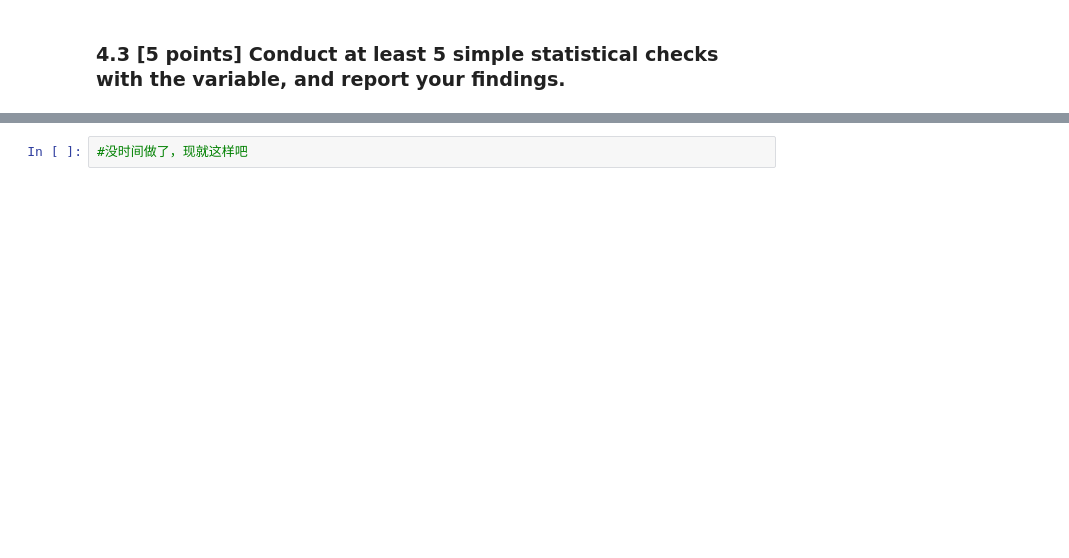
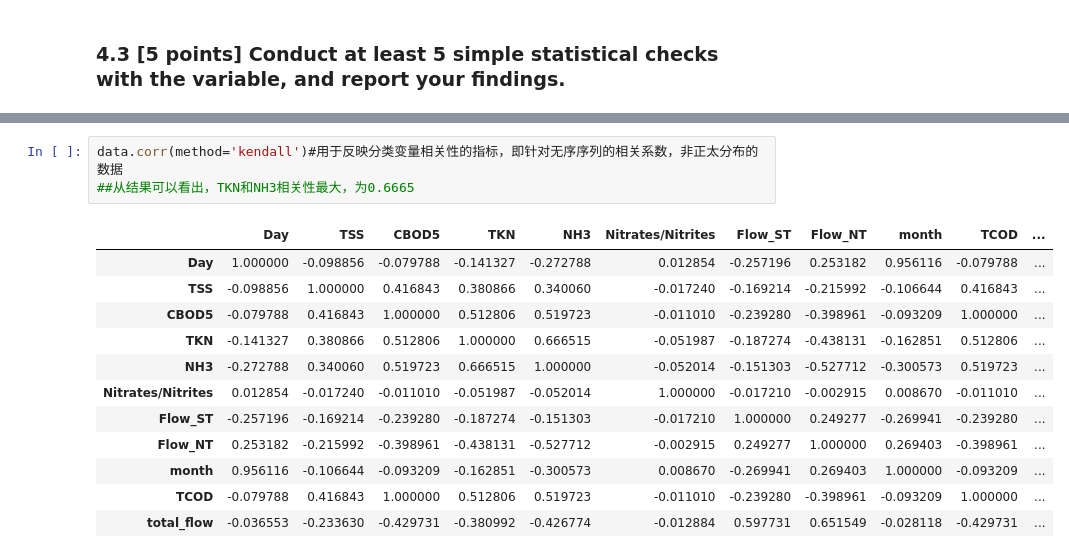
Before and after one commit to wangwenyu12/ESE5023_Assigements_12232252, a Jupyter notebook: PS2.ipynb, the cells around one changed output, grey strips where cells are left out. Drawn from its saved outputs; the diff is of its cells as text; blank space fills up the shorter version.

```diff
--- a/PS2.ipynb
+++ b/PS2.ipynb
@@ -409,2 +450,16 @@ Name: Day, dtype: int64
 # %%
-#没时间做了，现就这样吧
+data.corr(method='kendall')#用于反映分类变量相关性的指标，即针对无序序列的相关系数，非正太分布的数据
+##从结果可以看出，TKN和NH3相关性最大，为0.6665
+# %% [output]
+|  | Day | TSS | CBOD5 | TKN | NH3 | Nitrates/Nitrites | Flow_ST | Flow_NT | month | TCOD | ... |
+| Day | 1.000000 | -0.098856 | -0.079788 | -0.141327 | -0.272788 | 0.012854 | -0.257196 | 0.253182 | 0.956116 | -0.079788 | ... |
+| TSS | -0.098856 | 1.000000 | 0.416843 | 0.380866 | 0.340060 | -0.017240 | -0.169214 | -0.215992 | -0.106644 | 0.416843 | ... |
+| CBOD5 | -0.079788 | 0.416843 | 1.000000 | 0.512806 | 0.519723 | -0.011010 | -0.239280 | -0.398961 | -0.093209 | 1.000000 | ... |
+| TKN | -0.141327 | 0.380866 | 0.512806 | 1.000000 | 0.666515 | -0.051987 | -0.187274 | -0.438131 | -0.162851 | 0.512806 | ... |
+| NH3 | -0.272788 | 0.340060 | 0.519723 | 0.666515 | 1.000000 | -0.052014 | -0.151303 | -0.527712 | -0.300573 | 0.519723 | ... |
+| Nitrates/Nitrites | 0.012854 | -0.017240 | -0.011010 | -0.051987 | -0.052014 | 1.000000 | -0.017210 | -0.002915 | 0.008670 | -0.011010 | ... |
+| Flow_ST | -0.257196 | -0.169214 | -0.239280 | -0.187274 | -0.151303 | -0.017210 | 1.000000 | 0.249277 | -0.269941 | -0.239280 | ... |
+| Flow_NT | 0.253182 | -0.215992 | -0.398961 | -0.438131 | -0.527712 | -0.002915 | 0.249277 | 1.000000 | 0.269403 | -0.398961 | ... |
+| month | 0.956116 | -0.106644 | -0.093209 | -0.162851 | -0.300573 | 0.008670 | -0.269941 | 0.269403 | 1.000000 | -0.093209 | ... |
+| TCOD | -0.079788 | 0.416843 | 1.000000 | 0.512806 | 0.519723 | -0.011010 | -0.239280 | -0.398961 | -0.093209 | 1.000000 | ... |
+| total_flow | -0.036553 | -0.233630 | -0.429731 | -0.380992 | -0.426774 | -0.012884 | 0.597731 | 0.651549 | -0.028118 | -0.429731 | ... |
```
Also changed, not shown: parts of 16 cells of this notebook, 1 other file.
